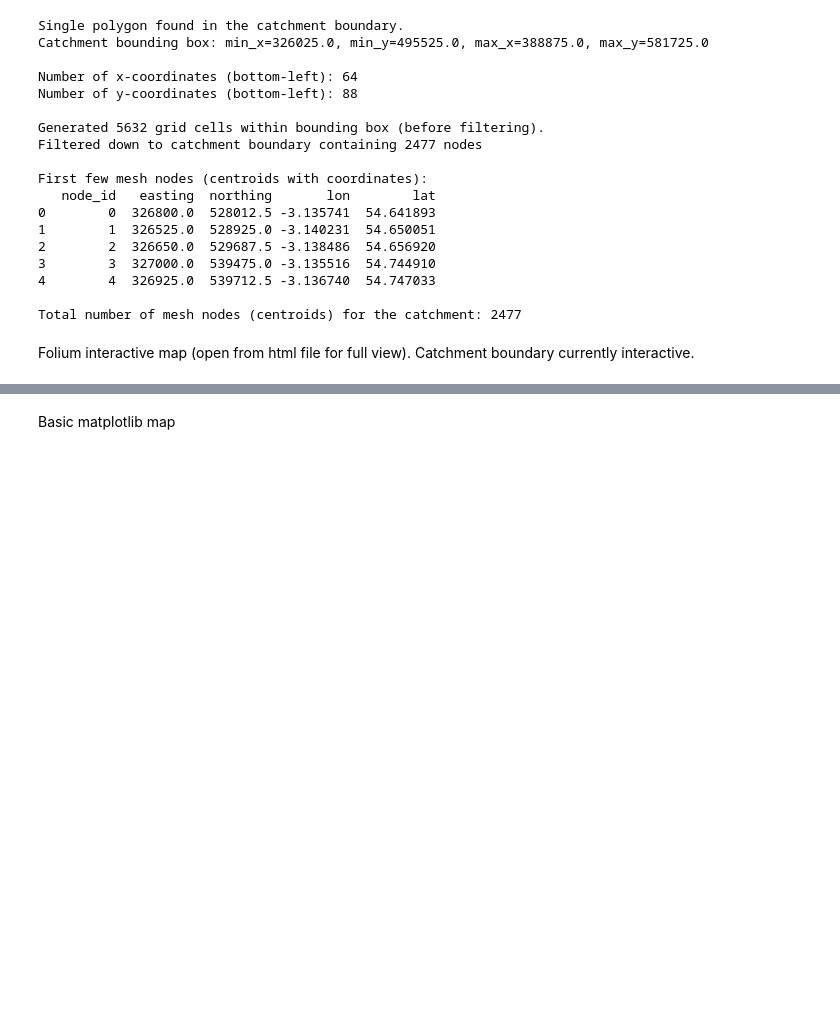
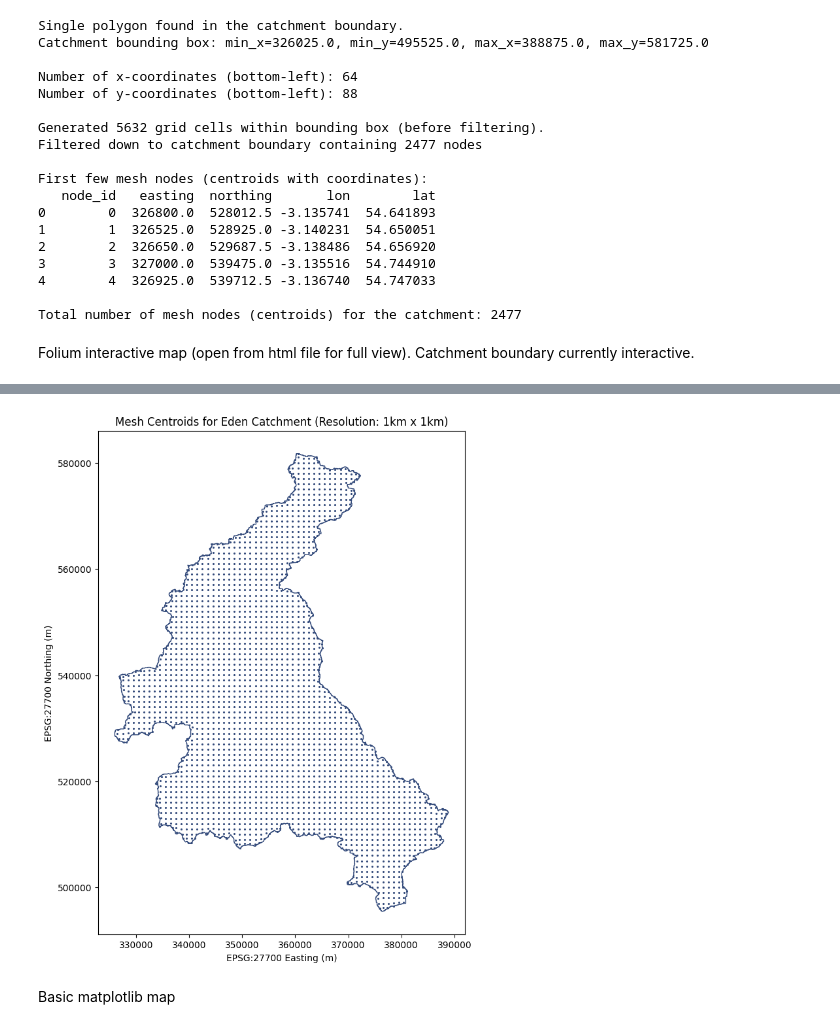
Before and after one commit to CharlotteGithub-prog/GAT-LSTM_groundwater_modelling, a Jupyter notebook: eden_catchment.ipynb, the cells around one changed output, grey strips where cells are left out. Cells and saved outputs as stored; diff of their text form; code cells hidden in the pictures; blank space fills up the shorter version.

```diff
--- a/eden_catchment.ipynb
+++ b/eden_catchment.ipynb
@@ -185,6 +186,6 @@ def plot_interactive_mesh(mesh_nodes_gdf, catchment_polygon, interactive=True):
         return map
 # %%
 # Show map (select interactive vs static)
-interactive = True
+interactive = False
 plot_interactive_mesh(mesh_nodes_gdf, catchment_polygon, interactive)
 # %% [output]
@@ -192,3 +192,4 @@ plot_interactive_mesh(mesh_nodes_gdf, catchment_polygon, interactive)
+[figure, added]
 # %% [markdown]
 Basic matplotlib map
 # %% [markdown]
```
Also changed, not shown: parts of 6 cells of this notebook, 2 other files.
